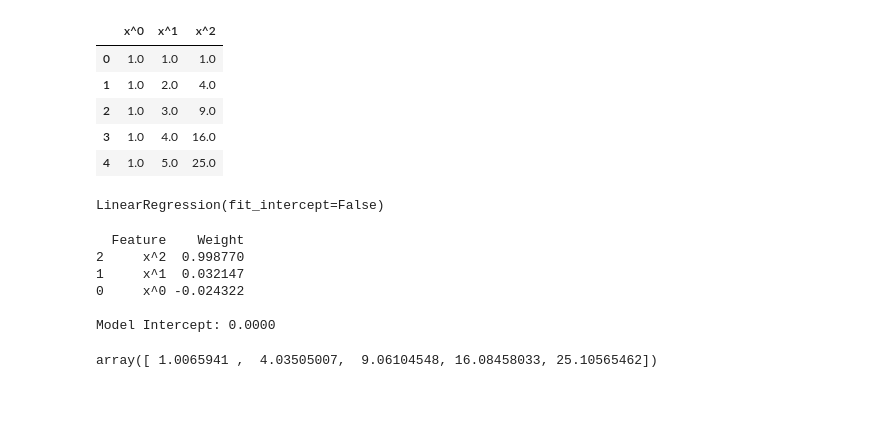
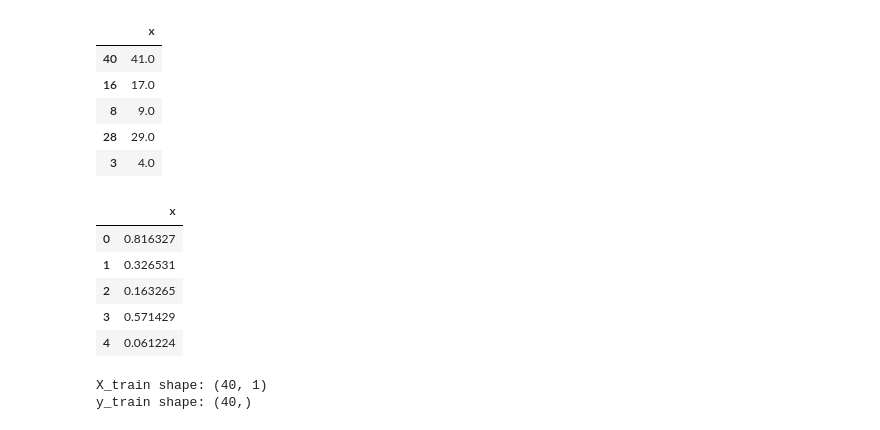
Before and after one commit to OmerTurk1/ML-From-Scratch, a Jupyter notebook: PolynomialFeatures.ipynb, the cells around one changed output. Saved outputs shown, nothing was run; the diff lists cells and outputs as text; code cells hidden in the pictures; blank space fills up the shorter version.

```diff
--- a/PolynomialFeatures.ipynb
+++ b/PolynomialFeatures.ipynb
@@ -54,14 +99,12 @@ Text(0, 0.5, 'y')
 # %%
 X = df.drop(columns="y")
 Y = df["y"]
+X_train, X_test, y_train, y_test = train_test_split(X, Y, test_size=0.2)
+X_train.head()
+# %% [output]
+|  | x |
+| 40 | 41.0 |
+| 16 | 17.0 |
+| 8 | 9.0 |
+| 28 | 29.0 |
+| 3 | 4.0 |
-# %%
-polymaker = PolynomialFeatures()
-newX = polymaker.transform(X, deg=2)
-newX.head()
-# %% [output]
-|  | x^0 | x^1 | x^2 |
-| 0 | 1.0 | 1.0 | 1.0 |
-| 1 | 1.0 | 2.0 | 4.0 |
-| 2 | 1.0 | 3.0 | 9.0 |
-| 3 | 1.0 | 4.0 | 16.0 |
-| 4 | 1.0 | 5.0 | 25.0 |
@@ -70,24 +111,18 @@ from sklearn.linear_model import LinearRegression
-# %%
-model = LinearRegression(fit_intercept=False)
-model.fit(newX, Y)
-# %% [output]
-LinearRegression(fit_intercept=False)
-# %%
-feature_weights = pd.DataFrame(
-    {"Feature": newX.columns, "Weight": model.coef_}
-).sort_values(by="Weight", key=abs, ascending=False)
-
-print(feature_weights)
-print(f"\nModel Intercept: {model.intercept_:.4f}")
-# %% [output]
-  Feature    Weight
-2     x^2  0.998770
-1     x^1  0.032147
-0     x^0 -0.024322
-
-Model Intercept: 0.0000
-# %%
-preds = model.predict(newX)
-preds[:5]
-# %% [output]
-array([ 1.0065941 ,  4.03505007,  9.06104548, 16.08458033, 25.10565462])
+# %%
+scaler = MinMaxScaler()
+X_train_scaled = pd.DataFrame(scaler.fit_transform(X_train),columns=X_train.columns)
+X_test_scaled = pd.DataFrame(scaler.transform(X_test),columns=X_train.columns)
+X_train_scaled.head()
+# %% [output]
+|  | x |
+| 0 | 0.816327 |
+| 1 | 0.326531 |
+| 2 | 0.163265 |
+| 3 | 0.571429 |
+| 4 | 0.061224 |
+# %%
+print("X_train shape:", X_train_scaled.shape)
+print("y_train shape:", y_train.shape)
+# %% [output]
+X_train shape: (40, 1)
+y_train shape: (40,)
```
Also changed, not shown: parts of 10 cells of this notebook.
